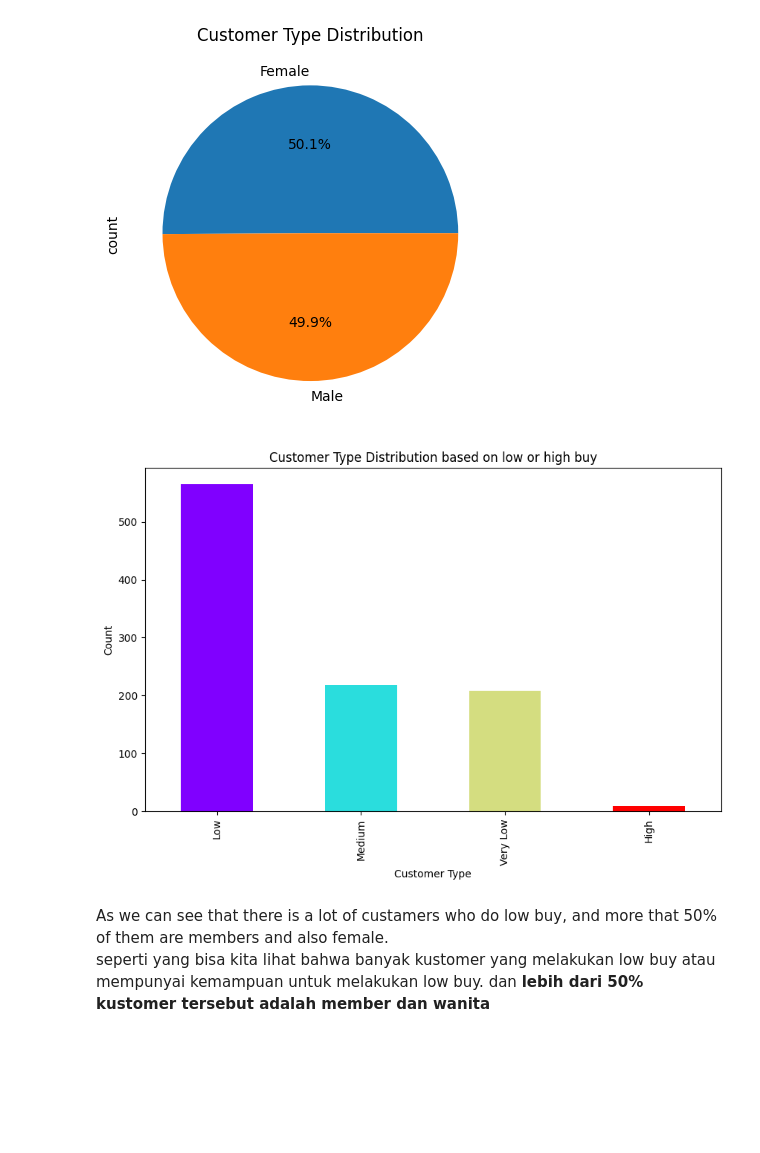
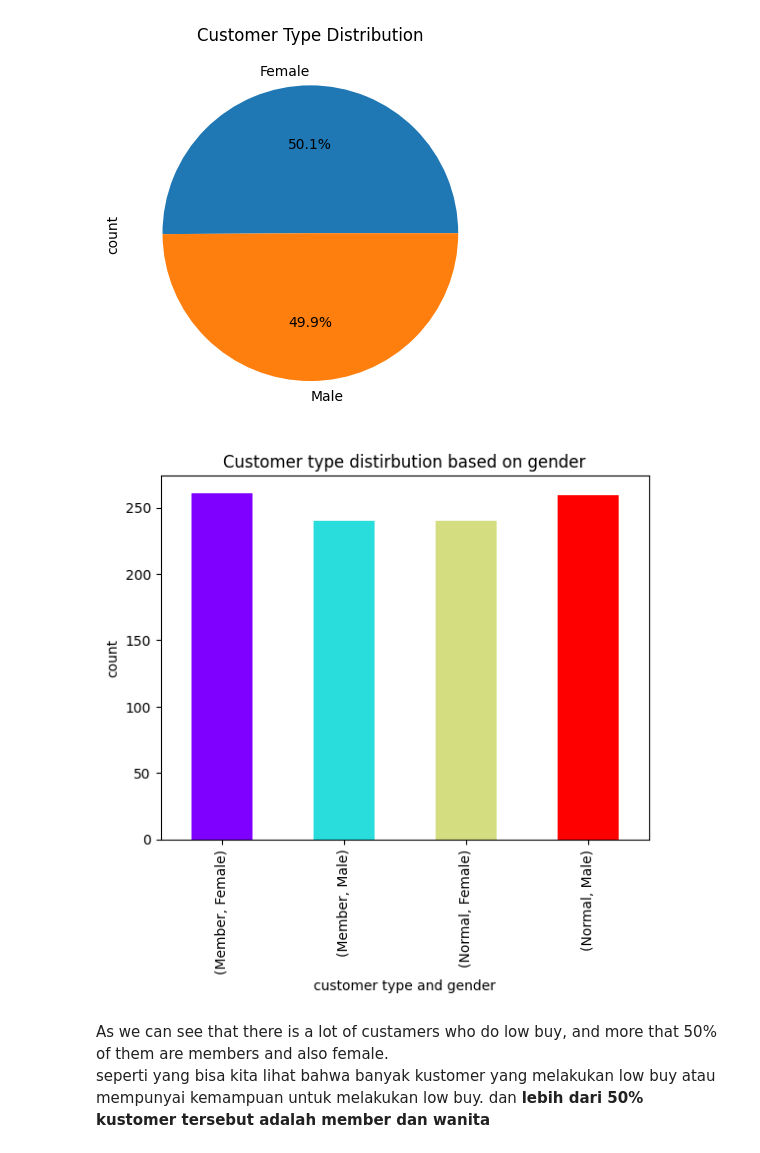
Before and after one commit to AngeloDusu/EDA-Sales-Analysis, a Jupyter notebook: Codes/EDA-Sales-Analysis.ipynb, the cells around one changed output. Saved outputs shown, nothing was run; the diff lists cells and outputs as text; code cells hidden in the pictures; blank space fills up the shorter version.

```diff
--- a/Codes/EDA-Sales-Analysis.ipynb
+++ b/Codes/EDA-Sales-Analysis.ipynb
@@ -136,14 +136,16 @@ plt.show()
 # %% [output]
 [figure]
 # %%
-colors = plt.cm.rainbow(np.linspace(0, 1, len(data['Customer type','Gender'].value_counts())))
-data['Customer type','Gender'].value_counts().plot(kind='bar', color= colors, figsize=(10, 6))
-plt.title('Customer Type Distribution based on low or high buy')
-plt.xlabel('Customer Type')
-plt.ylabel('Count')
+customer_gender_counts = data.groupby(['Customer type', 'Gender']).size()
+colors = plt.cm.rainbow(np.linspace(0,1, len(customer_gender_counts)))
+
+customer_gender_counts.plot(kind='bar', color=colors)
+plt.title("Customer type distirbution based on gender")
+plt.xlabel("customer type and gender")
+plt.ylabel("count")
 plt.show()
 # %% [output]
-[figure, old version]
+[figure, new version]
 # %% [markdown]
 As we can see that there is a lot of custamers who do low buy, and more that 50% of them are members and also female.
 <br>
```
Also changed, not shown: parts of 4 cells of this notebook.
